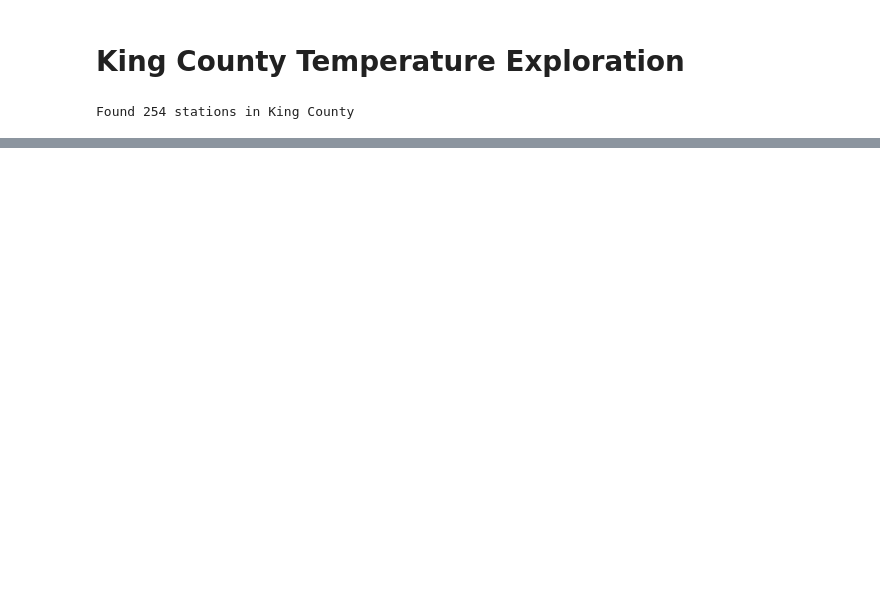
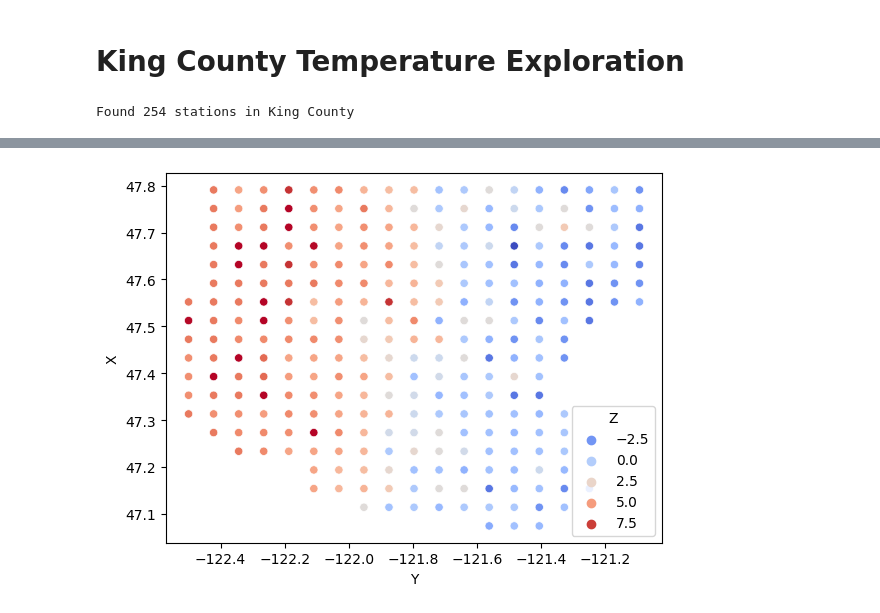
Before and after one commit to searchandrescuegg/king-county-weather-analysis, a Jupyter notebook: main.ipynb, the cells around one changed output, grey strips where cells are left out. Saved outputs shown, nothing was run; the diff lists cells and outputs as text; code cells hidden in the pictures; blank space fills up the shorter version.

```diff
--- a/main.ipynb
+++ b/main.ipynb
@@ -117,0 +230,13 @@ m
+# %%
+x_steps = 20
+y_steps = 20
+
+points = []
+
+for x in range(x_steps):
+    for y in range(y_steps):
+        x_val = buffered_king_county_shape_minx + (buffered_king_county_shape_maxx - buffered_king_county_shape_minx) * x / x_steps
+        y_val = buffered_king_county_shape_miny + (buffered_king_county_shape_maxy - buffered_king_county_shape_miny) * y / y_steps
+        points.append((y_val, x_val))
+
+print(points)
@@ -117,0 +245,15 @@ m
+# %%
+m2 = folium.Map(location=coords, zoom_start=9)
+
+grid_temps = {}
+king_county_points = []
+for point in points:
+    if buffered_king_county_shape.contains(Point(tuple(reversed(point)))):
+        king_county_points.append(point)
+
+for point in king_county_points:
+    temperature = get_temperature_at_coordinates(point[0], point[1], get_elevation_of_coordinates(point[0], point[1]))
+    grid_temps[point] = temperature
+    folium.Marker(location=point, popup=f'Temperature: {temperature}C').add_to(m2)
+
+m2
@@ -117,0 +262,17 @@ m
+# %%
+
+import matplotlib.pyplot as plt
+import pandas as pd
+import seaborn as sns
+
+x = [point[0] for point in king_county_points]
+y = [point[1] for point in king_county_points]
+z = [grid_temps[point] for point in king_county_points]
+
+df = pd.DataFrame({'X': x, 'Y': y, 'Z': z})
+
+plot = sns.scatterplot(x='Y', y='X', hue='Z', palette='coolwarm', data=df)
+
+plt.show()
+# %% [output]
+[figure, added]
```
Also changed, not shown: parts of 8 cells of this notebook, 2 other files.
